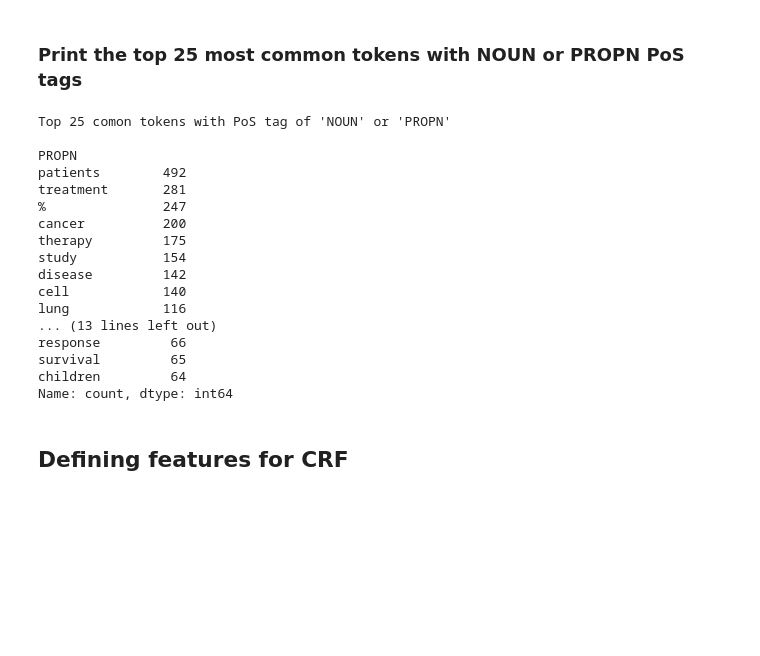
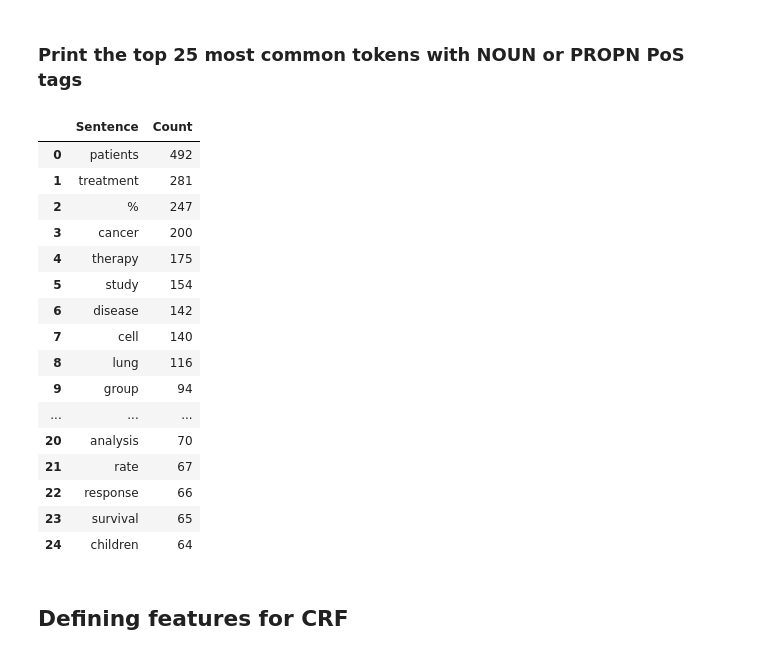
Before and after one commit to SanjayaKumarSahoo/syntactic-processing-assignment, a Jupyter notebook: Assignment.ipynb, the cells around one changed output. Drawn from its saved outputs; the diff is of its cells as text; code cells hidden in the pictures; blank space fills up the shorter version.

```diff
--- a/Assignment.ipynb
+++ b/Assignment.ipynb
@@ -144,29 +144,29 @@ print("Total number of pos tags in train and test dataset with PoS tag of 'NOUN'
 Total number of pos tags in train and test dataset with PoS tag of 'NOUN' or 'PROPN': 24373
 # %% [markdown]
 ### Print the top 25 most common tokens with NOUN or PROPN PoS tags
-# %%
-import pandas as pd
-
-pron_pos = pd.DataFrame({"PROPN" : noun_pron, "POS": pos_tag})
-print("Top 25 comon tokens with PoS tag of 'NOUN' or 'PROPN' \n")
-print(pron_pos["PROPN"].value_counts().head(25))
-# %% [output]
-Top 25 comon tokens with PoS tag of 'NOUN' or 'PROPN'
-
-PROPN
-patients        492
-treatment       281
-%               247
-cancer          200
-therapy         175
-study           154
-disease         142
-cell            140
-lung            116
-... (13 lines left out)
-response         66
-survival         65
-children         64
-Name: count, dtype: int64
+# %%
+import pandas as pd
+from nltk import FreqDist
+
+word_frequency = FreqDist(noun_pron)
+pd.DataFrame(word_frequency.most_common(25), columns=["Sentence", "Count"])
+# %% [output]
+|  | Sentence | Count |
+| 0 | patients | 492 |
+| 1 | treatment | 281 |
+| 2 | % | 247 |
+| 3 | cancer | 200 |
+| 4 | therapy | 175 |
+| 5 | study | 154 |
+| 6 | disease | 142 |
+| 7 | cell | 140 |
+| 8 | lung | 116 |
+| 9 | group | 94 |
+| ... | ... | ... |
+| 20 | analysis | 70 |
+| 21 | rate | 67 |
+| 22 | response | 66 |
+| 23 | survival | 65 |
+| 24 | children | 64 |
 # %% [markdown]
 ## Defining features for CRF
```
Also changed, not shown: parts of 15 cells of this notebook.
